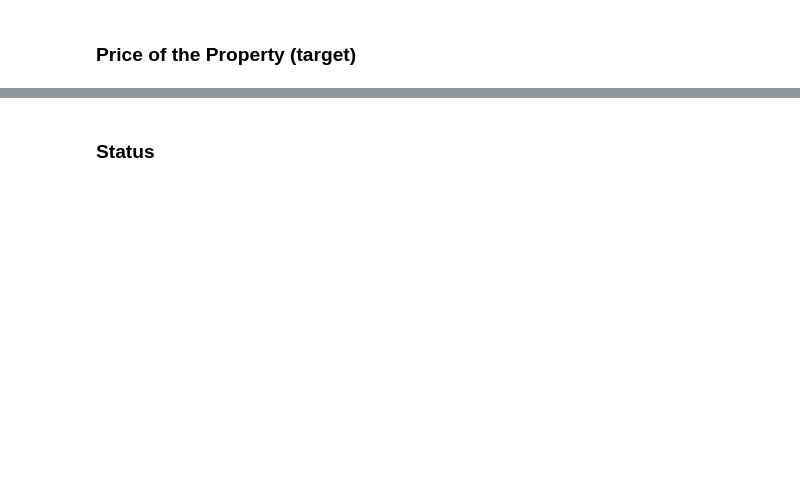
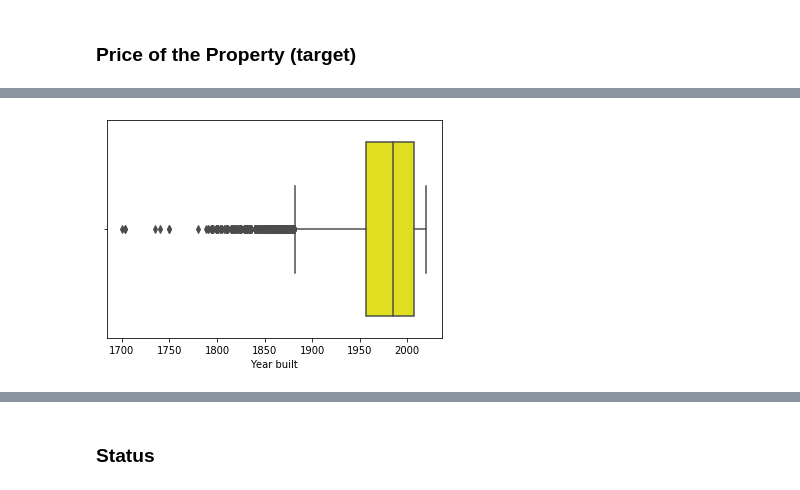
Before and after one commit to Ariellash/Final-DS, a Jupyter notebook: Data.ipynb, the cells around one changed output, grey strips where cells are left out. Drawn from its saved outputs; the diff is of its cells as text; code cells hidden in the pictures; blank space fills up the shorter version.

```diff
--- a/Data.ipynb
+++ b/Data.ipynb
@@ -72,0 +336,10 @@ data.info()
+# %%
+#Drop more exeptions values that smaller than 1500 -> update number indexes value
+iyearexp=data['Year built'].iloc[numi].astype('int64')[(data['Year built'].iloc[numi].astype('int64')<1500)|(data['Year built'].iloc[numi].astype('int64')>2020)].index
+data['Year built'].iloc[iyearexp]='No Data'
+numi=data['Year built'][data['Year built'].str.contains('\D')==False].index
+stri=data['Year built'][data['Year built'].str.contains('\D')==True].index
+# %%
+sns.boxplot(data['Year built'].iloc[numi].astype('int64'), color='yellow');
+# %% [output]
+[figure, added]
```
Also changed, not shown: parts of 101 cells of this notebook.
